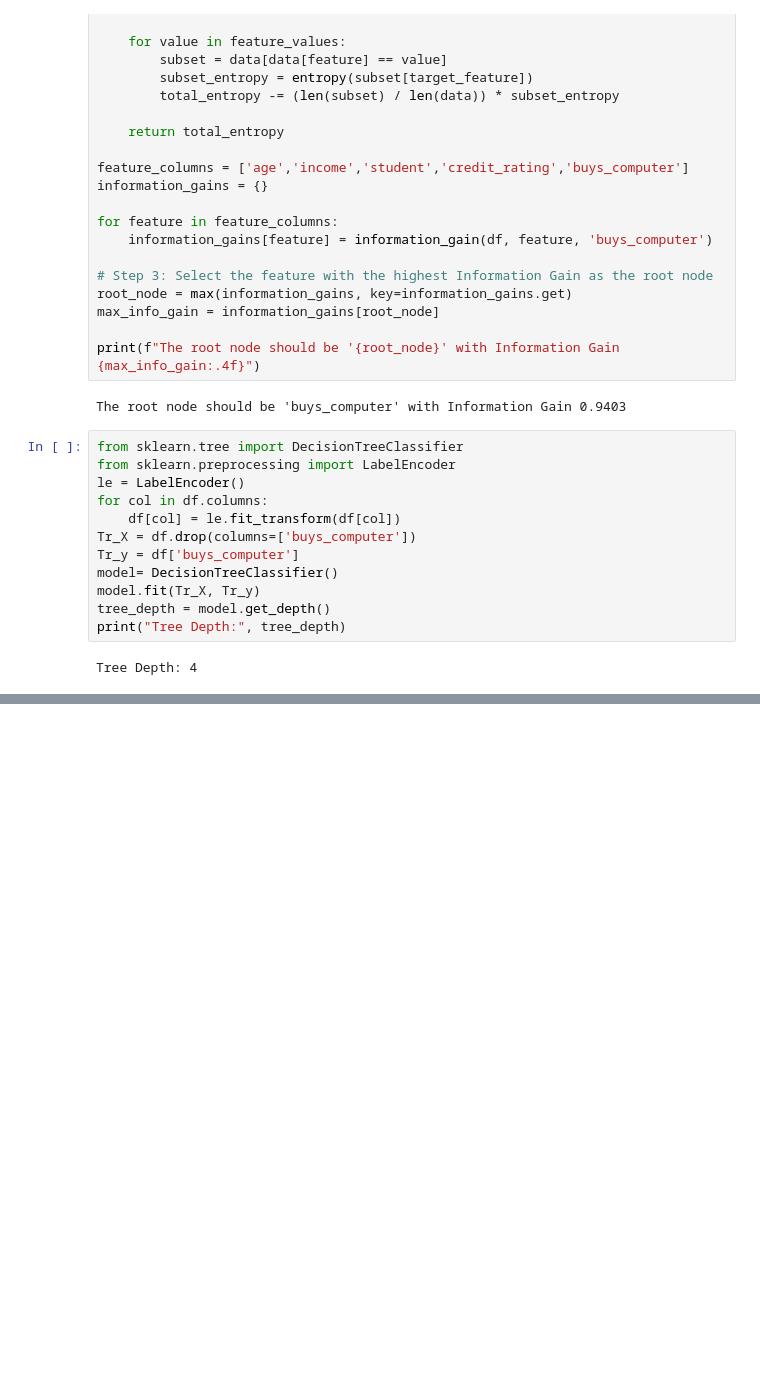
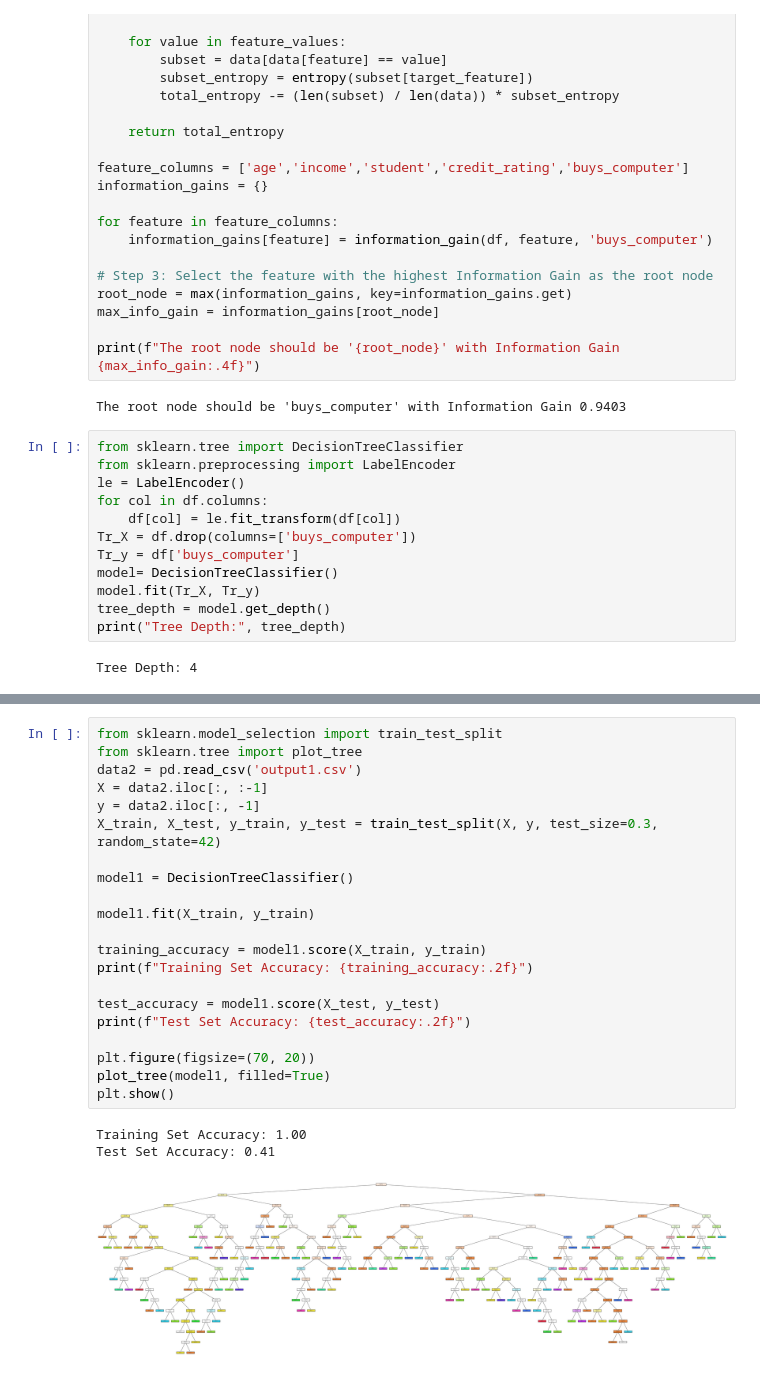
Before and after one commit to dhakshin18/ML305_CSE21201, a Jupyter notebook: ML LAB4 CSE21201.ipynb, the cells around one changed output, grey strips where cells are left out. Saved outputs shown, nothing was run; the diff lists cells and outputs as text; blank space fills up the shorter version.

```diff
--- a/ML LAB4 CSE21201.ipynb
+++ b/ML LAB4 CSE21201.ipynb
@@ -93,0 +94,25 @@ plt.show()
+# %%
+from sklearn.model_selection import train_test_split
+from sklearn.tree import plot_tree
+data2 = pd.read_csv('output1.csv')
+X = data2.iloc[:, :-1]
+y = data2.iloc[:, -1]
+X_train, X_test, y_train, y_test = train_test_split(X, y, test_size=0.3, random_state=42)
+
+model1 = DecisionTreeClassifier()
+
+model1.fit(X_train, y_train)
+
+training_accuracy = model1.score(X_train, y_train)
+print(f"Training Set Accuracy: {training_accuracy:.2f}")
+
+test_accuracy = model1.score(X_test, y_test)
+print(f"Test Set Accuracy: {test_accuracy:.2f}")
+
+plt.figure(figsize=(70, 20))
+plot_tree(model1, filled=True)
+plt.show()
+# %% [output]
+Training Set Accuracy: 1.00
+Test Set Accuracy: 0.41
+[figure, added]
```
Also changed, not shown: parts of 4 cells of this notebook.
